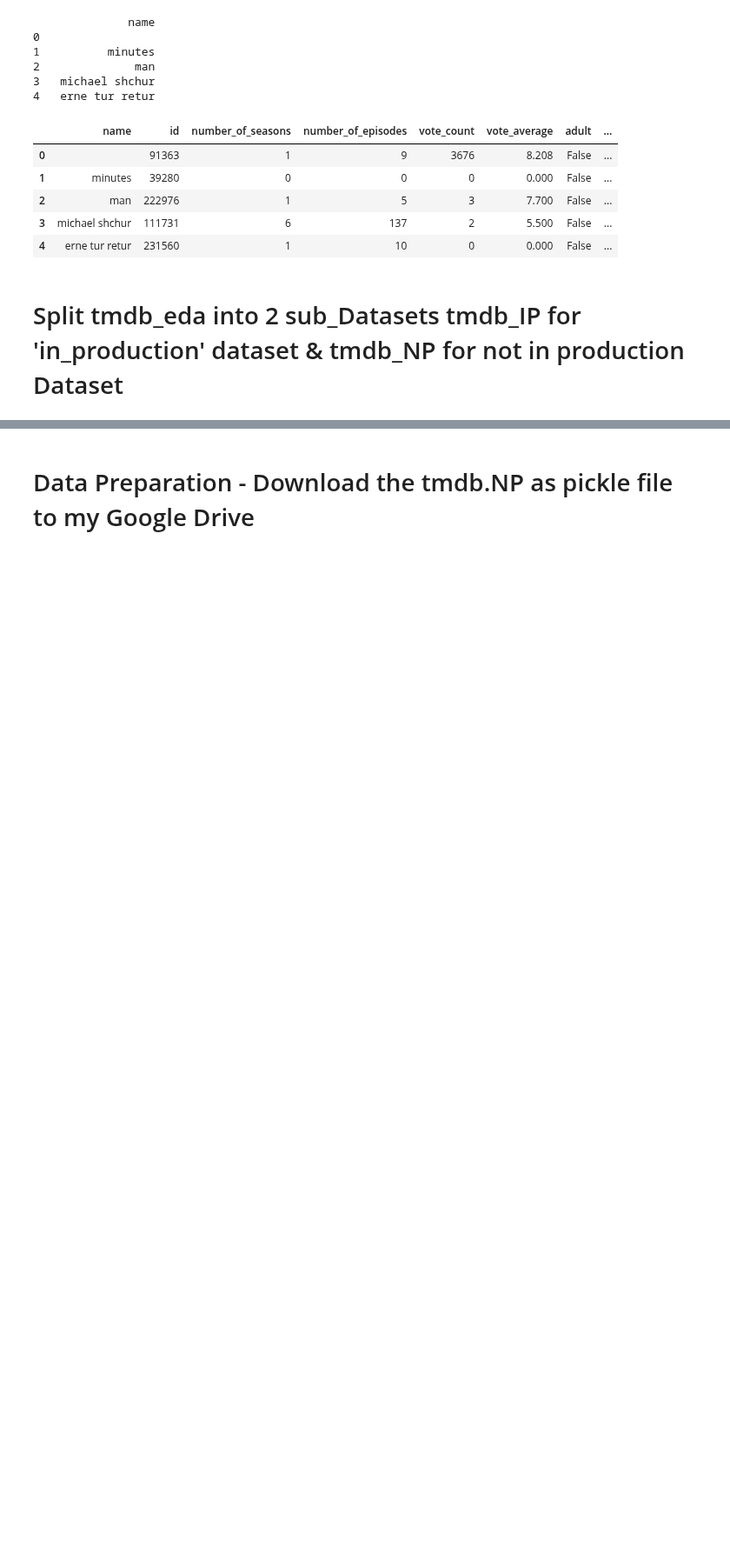
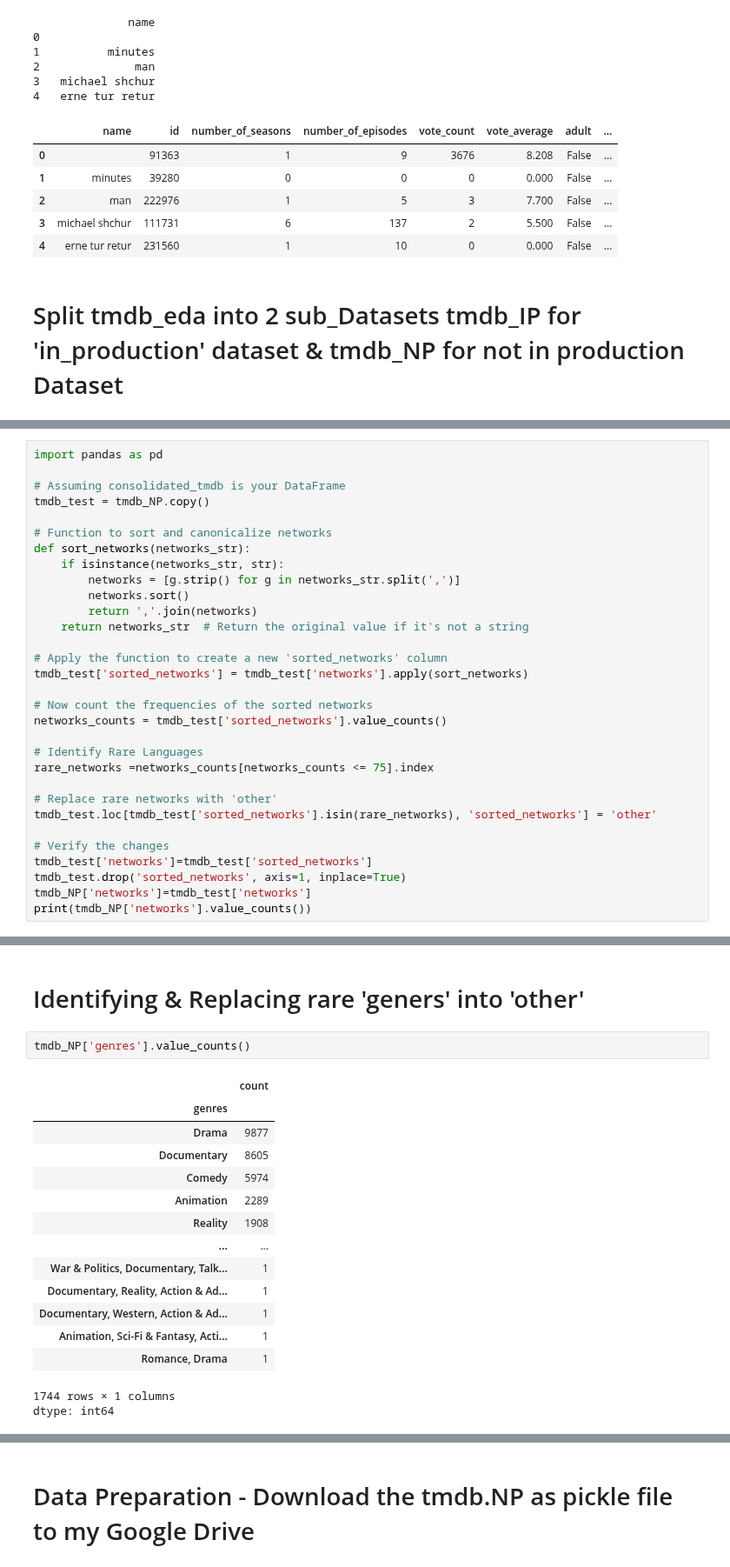
Before and after one commit to Elbx88/ML-Model-Perdiction, a Jupyter notebook: Project_ML_Models_Erez_Levy_TMDB_1.ipynb, the cells around one changed output, grey strips where cells are left out. Shown at 87% size. Drawn from its saved outputs; the diff is of its cells as text; blank space fills up the shorter version.

```diff
--- a/Project_ML_Models_Erez_Levy_TMDB_1.ipynb
+++ b/Project_ML_Models_Erez_Levy_TMDB_1.ipynb
@@ -402,0 +573,31 @@ memory usage: 12.8+ MB
+# %%
+import pandas as pd
+
+# Assuming consolidated_tmdb is your DataFrame
+tmdb_test = tmdb_NP.copy()
+
+# Function to sort and canonicalize networks
+def sort_networks(networks_str):
+    if isinstance(networks_str, str):
+        networks = [g.strip() for g in networks_str.split(',')]
+        networks.sort()
+        return ','.join(networks)
+    return networks_str  # Return the original value if it's not a string
+
+# Apply the function to create a new 'sorted_networks' column
+tmdb_test['sorted_networks'] = tmdb_test['networks'].apply(sort_networks)
+
+# Now count the frequencies of the sorted networks
+networks_counts = tmdb_test['sorted_networks'].value_counts()
+
+# Identify Rare Languages
+rare_networks =networks_counts[networks_counts <= 75].index
+
+# Replace rare networks with 'other'
+tmdb_test.loc[tmdb_test['sorted_networks'].isin(rare_networks), 'sorted_networks'] = 'other'
+
+# Verify the changes
+tmdb_test['networks']=tmdb_test['sorted_networks']
+tmdb_test.drop('sorted_networks', axis=1, inplace=True)
+tmdb_NP['networks']=tmdb_test['networks']
+print(tmdb_NP['networks'].value_counts())
@@ -402,0 +618,20 @@ memory usage: 12.8+ MB
+# %% [markdown]
+# Identifying & Replacing rare 'geners' into 'other'
+# %%
+tmdb_NP['genres'].value_counts()
+# %% [output]
+|  | count |
+| genres |  |
+| Drama | 9877 |
+| Documentary | 8605 |
+| Comedy | 5974 |
+| Animation | 2289 |
+| Reality | 1908 |
+| ... | ... |
+| War & Politics, Documentary, Talk... | 1 |
+| Documentary, Reality, Action & Ad... | 1 |
+| Documentary, Western, Action & Ad... | 1 |
+| Animation, Sci-Fi & Fantasy, Acti... | 1 |
+| Romance, Drama | 1 |
+1744 rows × 1 columns
+dtype: int64
```
Also changed, not shown: parts of 32 cells of this notebook.
